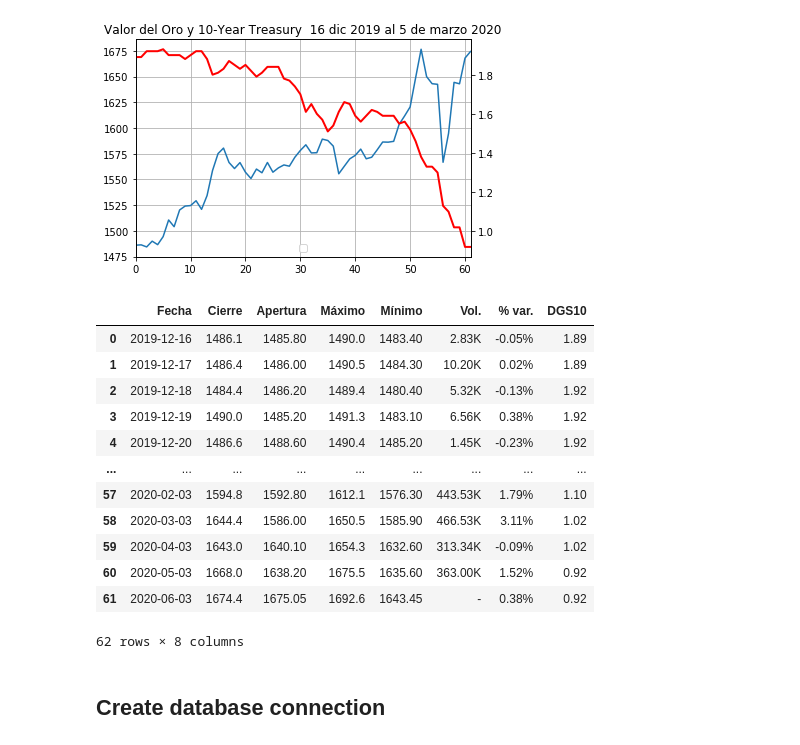
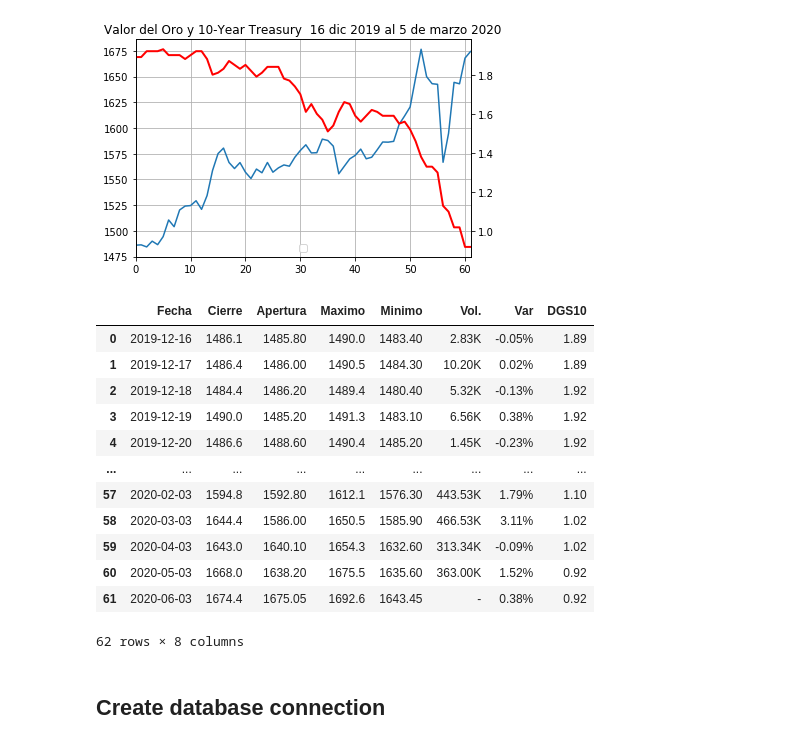
Before and after one commit to Vicente2607/ETL-Project, a Jupyter notebook: ETL_COVID_19_ORO_10_Yrs.ipynb, the cells around one changed output. Drawn from its saved outputs; the diff is of its cells as text; code cells hidden in the pictures.

```diff
--- a/ETL_COVID_19_ORO_10_Yrs.ipynb
+++ b/ETL_COVID_19_ORO_10_Yrs.ipynb
@@ -514,22 +517,24 @@ plt.title("Valor del Oro y 10-Year Treasury  16 dic 2019 al 5 de marzo 2020")
 plt.show();
 # %% [output]
 [figure]
-# %%
-tabla1
-# %% [output]
-|  | Fecha | Cierre | Apertura | Máximo | Mínimo | Vol. | % var. | DGS10 |
-| 0 | 2019-12-16 | 1486.1 | 1485.80 | 1490.0 | 1483.40 | 2.83K | -0.05% | 1.89 |
-| 1 | 2019-12-17 | 1486.4 | 1486.00 | 1490.5 | 1484.30 | 10.20K | 0.02% | 1.89 |
-| 2 | 2019-12-18 | 1484.4 | 1486.20 | 1489.4 | 1480.40 | 5.32K | -0.13% | 1.92 |
-| 3 | 2019-12-19 | 1490.0 | 1485.20 | 1491.3 | 1483.10 | 6.56K | 0.38% | 1.92 |
-| 4 | 2019-12-20 | 1486.6 | 1488.60 | 1490.4 | 1485.20 | 1.45K | -0.23% | 1.92 |
-| ... | ... | ... | ... | ... | ... | ... | ... | ... |
-| 57 | 2020-02-03 | 1594.8 | 1592.80 | 1612.1 | 1576.30 | 443.53K | 1.79% | 1.10 |
-| 58 | 2020-03-03 | 1644.4 | 1586.00 | 1650.5 | 1585.90 | 466.53K | 3.11% | 1.02 |
-| 59 | 2020-04-03 | 1643.0 | 1640.10 | 1654.3 | 1632.60 | 313.34K | -0.09% | 1.02 |
-| 60 | 2020-05-03 | 1668.0 | 1638.20 | 1675.5 | 1635.60 | 363.00K | 1.52% | 0.92 |
-| 61 | 2020-06-03 | 1674.4 | 1675.05 | 1692.6 | 1643.45 | - | 0.38% | 0.92 |
-62 rows × 8 columns
+# %%
+tabla1 = tabla1.rename(columns={'% var.': 'Var', 'Máximo': 'Maximo', 'Mínimo':'Minimo'})
+tabla1["Fecha"] = pd.to_datetime(tabla1["Fecha"]).dt.strftime("%Y-%m-%d")
+tabla1
+# %% [output]
+|  | Fecha | Cierre | Apertura | Maximo | Minimo | Vol. | Var | DGS10 |
+| 0 | 2019-12-16 | 1486.1 | 1485.80 | 1490.0 | 1483.40 | 2.83K | -0.05% | 1.89 |
+| 1 | 2019-12-17 | 1486.4 | 1486.00 | 1490.5 | 1484.30 | 10.20K | 0.02% | 1.89 |
+| 2 | 2019-12-18 | 1484.4 | 1486.20 | 1489.4 | 1480.40 | 5.32K | -0.13% | 1.92 |
+| 3 | 2019-12-19 | 1490.0 | 1485.20 | 1491.3 | 1483.10 | 6.56K | 0.38% | 1.92 |
+| 4 | 2019-12-20 | 1486.6 | 1488.60 | 1490.4 | 1485.20 | 1.45K | -0.23% | 1.92 |
+| ... | ... | ... | ... | ... | ... | ... | ... | ... |
+| 57 | 2020-02-03 | 1594.8 | 1592.80 | 1612.1 | 1576.30 | 443.53K | 1.79% | 1.10 |
+| 58 | 2020-03-03 | 1644.4 | 1586.00 | 1650.5 | 1585.90 | 466.53K | 3.11% | 1.02 |
+| 59 | 2020-04-03 | 1643.0 | 1640.10 | 1654.3 | 1632.60 | 313.34K | -0.09% | 1.02 |
+| 60 | 2020-05-03 | 1668.0 | 1638.20 | 1675.5 | 1635.60 | 363.00K | 1.52% | 0.92 |
+| 61 | 2020-06-03 | 1674.4 | 1675.05 | 1692.6 | 1643.45 | - | 0.38% | 0.92 |
+62 rows × 8 columns
 # %%
 tabla1.to_csv('tabla1.csv', header=True, index=False)
 # %% [markdown]
```
Also changed, not shown: parts of 4 cells of this notebook, 4 other files.
